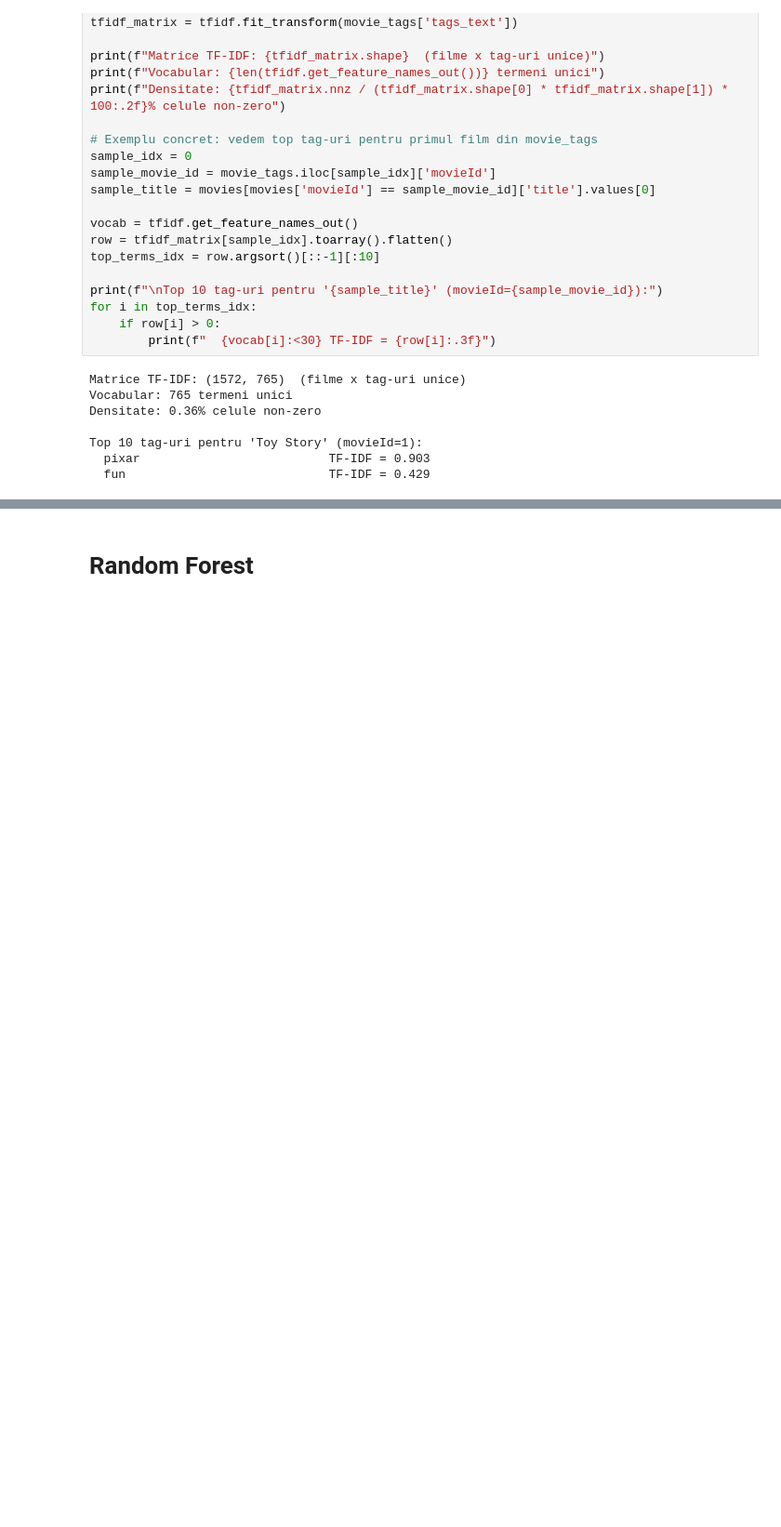
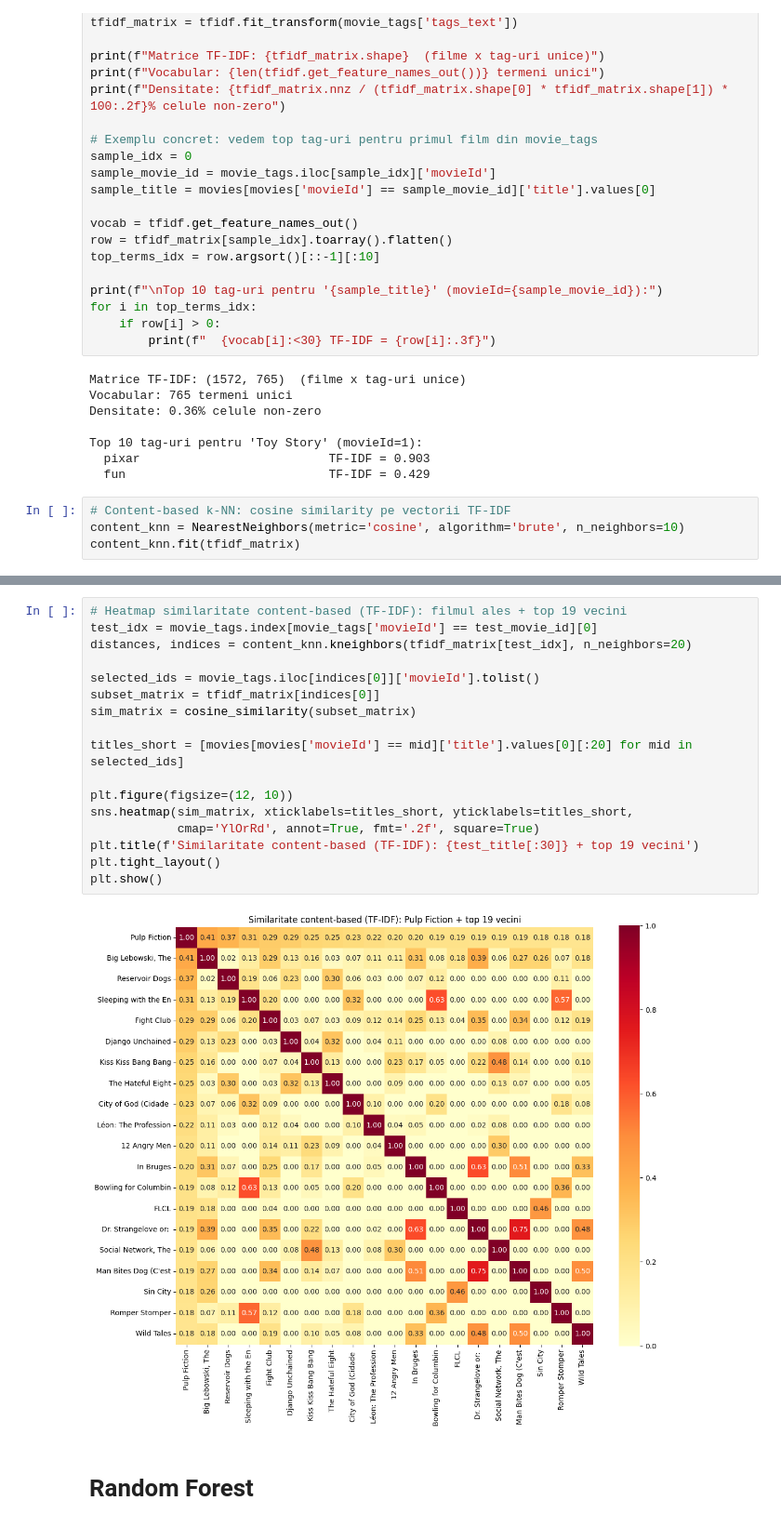
Before and after one commit to Alexandorel/ML-Product-Recommendation, a Jupyter notebook: src/python.ipynb, the cells around one changed output, grey strips where cells are left out. Shown at 93% size. Saved outputs shown, nothing was run; the diff lists cells and outputs as text; blank space fills up the shorter version.

Commit message:
K-NN Content-Based: Heatmap Matrice Similaritate

```diff
--- a/src/python.ipynb
+++ b/src/python.ipynb
@@ -708,3 +708,7 @@ Densitate: 0.36% celule non-zero
 Top 10 tag-uri pentru 'Toy Story' (movieId=1):
   pixar                          TF-IDF = 0.903
   fun                            TF-IDF = 0.429
+# %%
+# Content-based k-NN: cosine similarity pe vectorii TF-IDF
+content_knn = NearestNeighbors(metric='cosine', algorithm='brute', n_neighbors=10)
+content_knn.fit(tfidf_matrix)
@@ -711,3 +810,22 @@ Top 10 tag-uri pentru 'Toy Story' (movieId=1):
+# %%
+# Heatmap similaritate content-based (TF-IDF): filmul ales + top 19 vecini
+test_idx = movie_tags.index[movie_tags['movieId'] == test_movie_id][0]
+distances, indices = content_knn.kneighbors(tfidf_matrix[test_idx], n_neighbors=20)
+
+selected_ids = movie_tags.iloc[indices[0]]['movieId'].tolist()
+subset_matrix = tfidf_matrix[indices[0]]
+sim_matrix = cosine_similarity(subset_matrix)
+
+titles_short = [movies[movies['movieId'] == mid]['title'].values[0][:20] for mid in selected_ids]
+
+plt.figure(figsize=(12, 10))
+sns.heatmap(sim_matrix, xticklabels=titles_short, yticklabels=titles_short,
+            cmap='YlOrRd', annot=True, fmt='.2f', square=True)
+plt.title(f'Similaritate content-based (TF-IDF): {test_title[:30]} + top 19 vecini')
+plt.tight_layout()
+plt.show()
+# %% [output]
+[figure, added]
 # %% [markdown]
 # Random Forest
 # %% [markdown]
```
Also changed, not shown: parts of 3 cells of this notebook.
